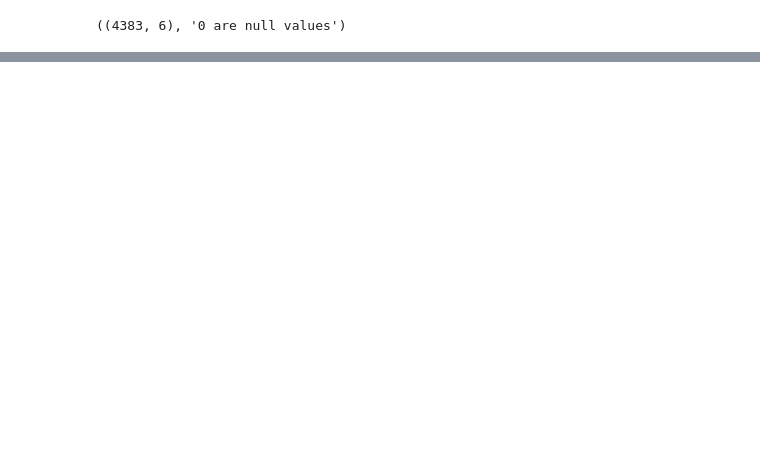
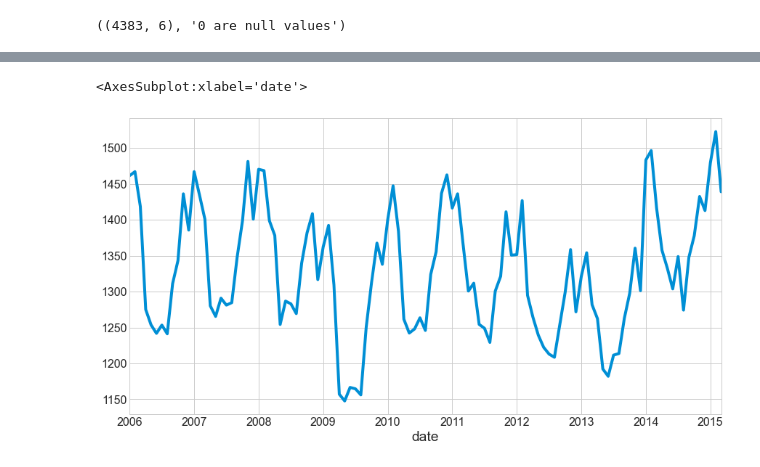
Before and after one commit to VelasquezAlejandro044/time-series-exercises, a Jupyter notebook: explore.ipynb, the cells around one changed output, grey strips where cells are left out. Cells and saved outputs as stored; diff of their text form; code cells hidden in the pictures; blank space fills up the shorter version.

```diff
--- a/explore.ipynb
+++ b/explore.ipynb
@@ -453,0 +498,7 @@ power.shape, f'{power.isna().sum().sum()} are null values'
+# %%
+# Montly consumption vizual
+
+train.consumption.resample('M').mean().plot()
+# %% [output]
+<AxesSubplot:xlabel='date'>
+[figure, added]
```
Also changed, not shown: parts of 13 cells of this notebook.
